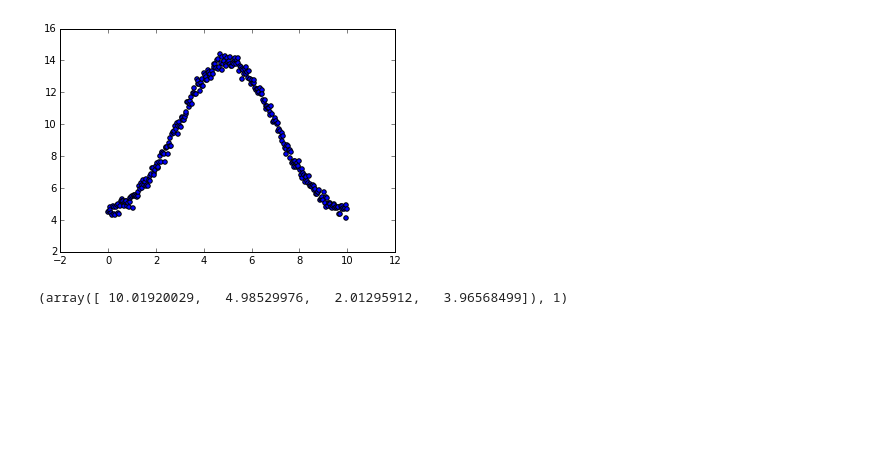
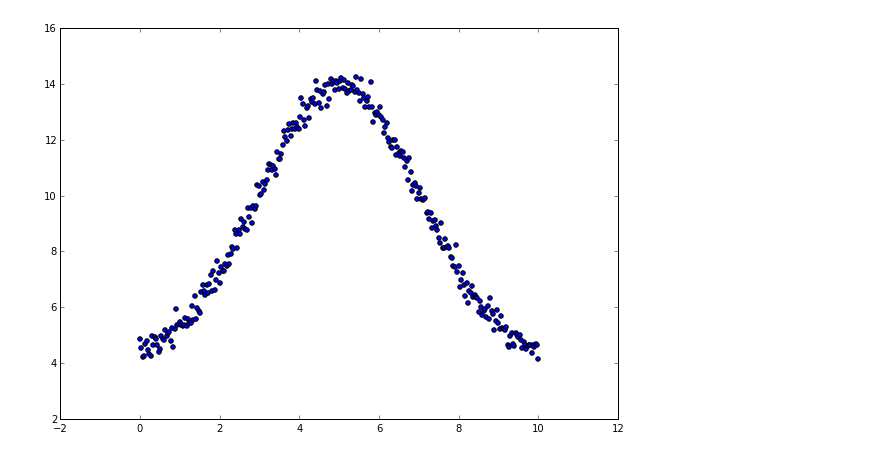
Before and after one commit to MWilson1/Banneker-Institute, a Jupyter notebook: Academics+exercises/Lev_Mar_gauss.ipynb, the cells around one changed output. Drawn from its saved outputs; the diff is of its cells as text; code cells hidden in the pictures; blank space fills up the shorter version.

```diff
--- a/Academics+exercises/Lev_Mar_gauss.ipynb
+++ b/Academics+exercises/Lev_Mar_gauss.ipynb
@@ -24,11 +24,11 @@ noise = sigmas*np.random.randn(len(x_vals))  # IS this normal randomness correct
 Data = A*np.exp(-(1.0/2.0)*((B-x_vals)/C)**2)+E + noise
 # %%
 
-plt.figure()
+plt.figure(figsize=(10,7))
 plt.scatter(x_vals, Data, marker='o')
 plt.show()
 # %% [output]
-[figure, old version]
+[figure, new version]
 # %%
 eps_data = sig
 def residual(vars, x_vals, Data, eps_data):
@@ -44,8 +44,6 @@ def residual(vars, x_vals, Data, eps_data):
 def mwgaussfit(x_vals, Data, eps_data):
     vars = [Ag, Bg, Cg, Eg]
     out = leastsq(residual, vars, args=(x_vals, Data, eps_data))
+    print(out)
     return out
-print(out)
-# %% [output]
-(array([ 10.01920029,   4.98529976,   2.01295912,   3.96568499]), 1)
 # %%
```
Also changed, not shown: parts of 1 cell of this notebook.
